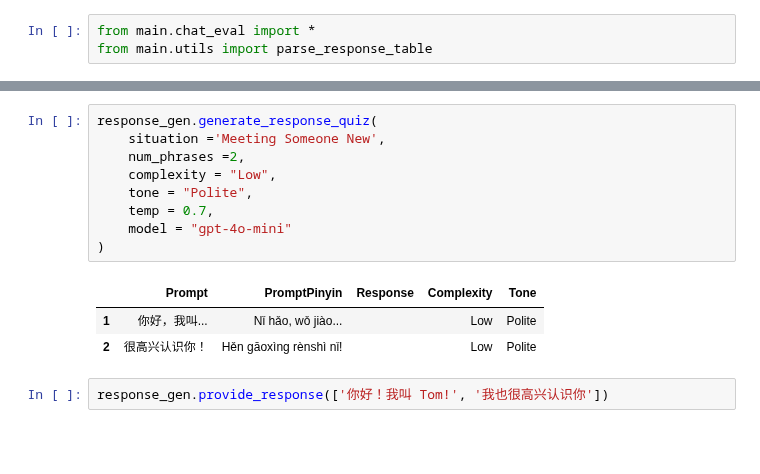
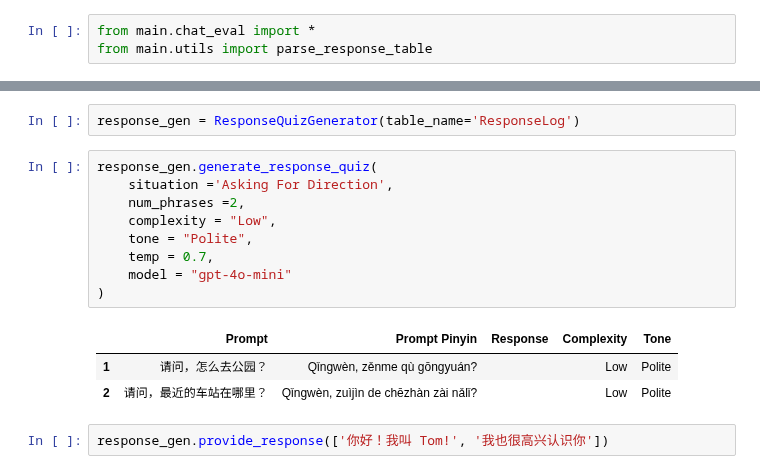
Before and after one commit to tuawong/GPT4LanguageLearning, a Jupyter notebook: GPT_ChineseQuiz.ipynb, the cells around one changed output, grey strips where cells are left out. Drawn from its saved outputs; the diff is of its cells as text; blank space fills up the shorter version.

```diff
--- a/GPT_ChineseQuiz.ipynb
+++ b/GPT_ChineseQuiz.ipynb
@@ -57,16 +68,18 @@ response_gen = ResponseQuizGenerator(gsheet_name=Constants.SHEET_NAME, wks_name=
+# %%
+response_gen = ResponseQuizGenerator(table_name='ResponseLog')
 # %%
 response_gen.generate_response_quiz(
-    situation ='Meeting Someone New',
+    situation ='Asking For Direction',
     num_phrases =2,
     complexity = "Low",
     tone = "Polite",
     temp = 0.7,
     model = "gpt-4o-mini"
 )
 # %% [output]
-|  | Prompt | PromptPinyin | Response | Complexity | Tone |
-| 1 | 你好，我叫... | Nǐ hǎo, wǒ jiào... |  | Low | Polite |
-| 2 | 很高兴认识你！ | Hěn gāoxìng rènshì nǐ! |  | Low | Polite |
+|  | Prompt | Prompt Pinyin | Response | Complexity | Tone |
+| 1 | 请问，怎么去公园？ | Qǐngwèn, zěnme qù gōngyuán? |  | Low | Polite |
+| 2 | 请问，最近的车站在哪里？ | Qǐngwèn, zuìjìn de chēzhàn zài nǎlǐ? |  | Low | Polite |
 # %%
 response_gen.provide_response(['你好！我叫 Tom!', '我也很高兴认识你'])
 # %%
```
Also changed, not shown: parts of 4 cells of this notebook, 11 other files.
